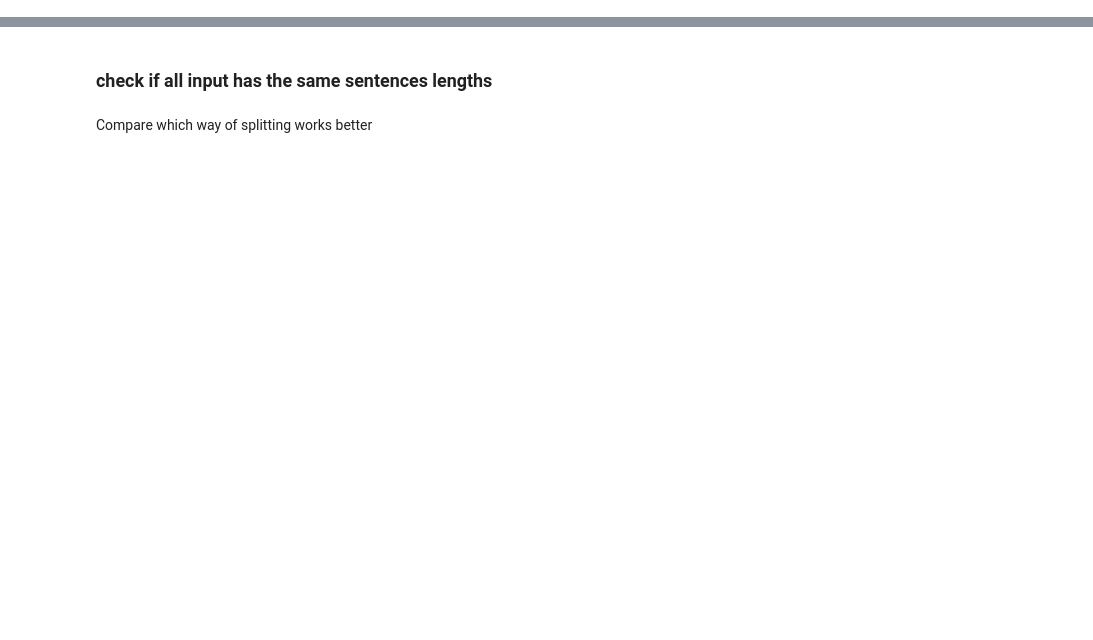
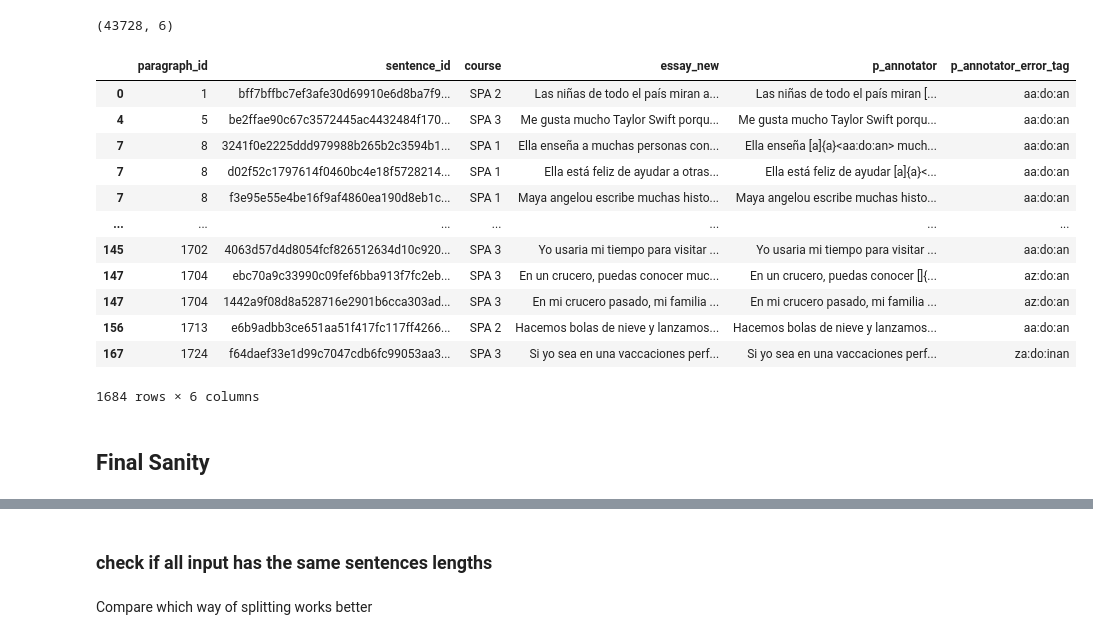
Before and after one commit to team-langbot/model_gec, a Jupyter notebook: EDA.ipynb, the cells around one changed output, grey strips where cells are left out. Cells and saved outputs as stored; diff of their text form; code cells hidden in the pictures; blank space fills up the shorter version.

```diff
--- a/EDA.ipynb
+++ b/EDA.ipynb
@@ -311,0 +309,41 @@ def split_paragraph_with_nltk(text):
+# %%
+# check how many errors contain in the paragraph
+pattern = r'\[.*?\]\{.*?\}\<.*?\>'
+
+df_split['p_anno_error_cnt'] = df_split['p_annotator'].str.count(pattern)
+df_split['g_anno_error_cnt'] = df_split['g_annotator'].str.count(pattern)
+# %%
+# extracting all the errors into the list
+df_split['p_annotator_error_tag'] = df_split['p_annotator'].str.findall('\[.*?\]\{.*?\}\<(.*?)\>')
+df_split['g_annotator_error_tag'] = df_split['g_annotator'].str.findall('\[.*?\]\{.*?\}\<(.*?)\>')
+# %%
+# normalize the dataset
+df1 = df_split[['paragraph_id', 'sentence_id','course','essay_new', 'p_annotator','p_annotator_error_tag']]
+df2 = df_split[['paragraph_id', 'sentence_id','course','essay_new', 'p_annotator','p_annotator_error_tag']]
+#TODO: Above line should have g_annotator and g_annotator_error?
+
+df_normalize = pd.concat([df1, df2], axis=0)
+# %%
+df_final = df_normalize.explode(['p_annotator_error_tag'])
+# %%
+df_final.shape
+# %% [output]
+(43728, 6)
+# %%
+df_final[df_final['p_annotator_error_tag'].notnull()]
+# %% [output]
+|  | paragraph_id | sentence_id | course | essay_new | p_annotator | p_annotator_error_tag |
+| 0 | 1 | bff7bffbc7ef3afe30d69910e6d8ba7f9... | SPA 2 | Las niñas de todo el país miran a... | Las niñas de todo el país miran [... | aa:do:an |
+| 4 | 5 | be2ffae90c67c3572445ac4432484f170... | SPA 3 | Me gusta mucho Taylor Swift porqu... | Me gusta mucho Taylor Swift porqu... | aa:do:an |
+| 7 | 8 | 3241f0e2225ddd979988b265b2c3594b1... | SPA 1 | Ella enseña a muchas personas con... | Ella enseña [a]{a}<aa:do:an> much... | aa:do:an |
+| 7 | 8 | d02f52c1797614f0460bc4e18f5728214... | SPA 1 | Ella está feliz de ayudar a otras... | Ella está feliz de ayudar [a]{a}<... | aa:do:an |
+| 7 | 8 | f3e95e55e4be16f9af4860ea190d8eb1c... | SPA 1 | Maya angelou escribe muchas histo... | Maya angelou escribe muchas histo... | aa:do:an |
+| ... | ... | ... | ... | ... | ... | ... |
+| 145 | 1702 | 4063d57d4d8054fcf826512634d10c920... | SPA 3 | Yo usaria mi tiempo para visitar ... | Yo usaria mi tiempo para visitar ... | aa:do:an |
+| 147 | 1704 | ebc70a9c33990c09fef6bba913f7fc2eb... | SPA 3 | En un crucero, puedas conocer muc... | En un crucero, puedas conocer []{... | az:do:an |
+| 147 | 1704 | 1442a9f08d8a528716e2901b6cca303ad... | SPA 3 | En mi crucero pasado, mi familia ... | En mi crucero pasado, mi familia ... | az:do:an |
+| 156 | 1713 | e6b9adbb3ce651aa51f417fc117ff4266... | SPA 2 | Hacemos bolas de nieve y lanzamos... | Hacemos bolas de nieve y lanzamos... | aa:do:an |
+| 167 | 1724 | f64daef33e1d99c7047cdb6fc99053aa3... | SPA 3 | Si yo sea en una vaccaciones perf... | Si yo sea en una vaccaciones perf... | za:do:inan |
+1684 rows × 6 columns
+# %% [markdown]
+## Final Sanity
```
Also changed, not shown: parts of 114 cells of this notebook.
